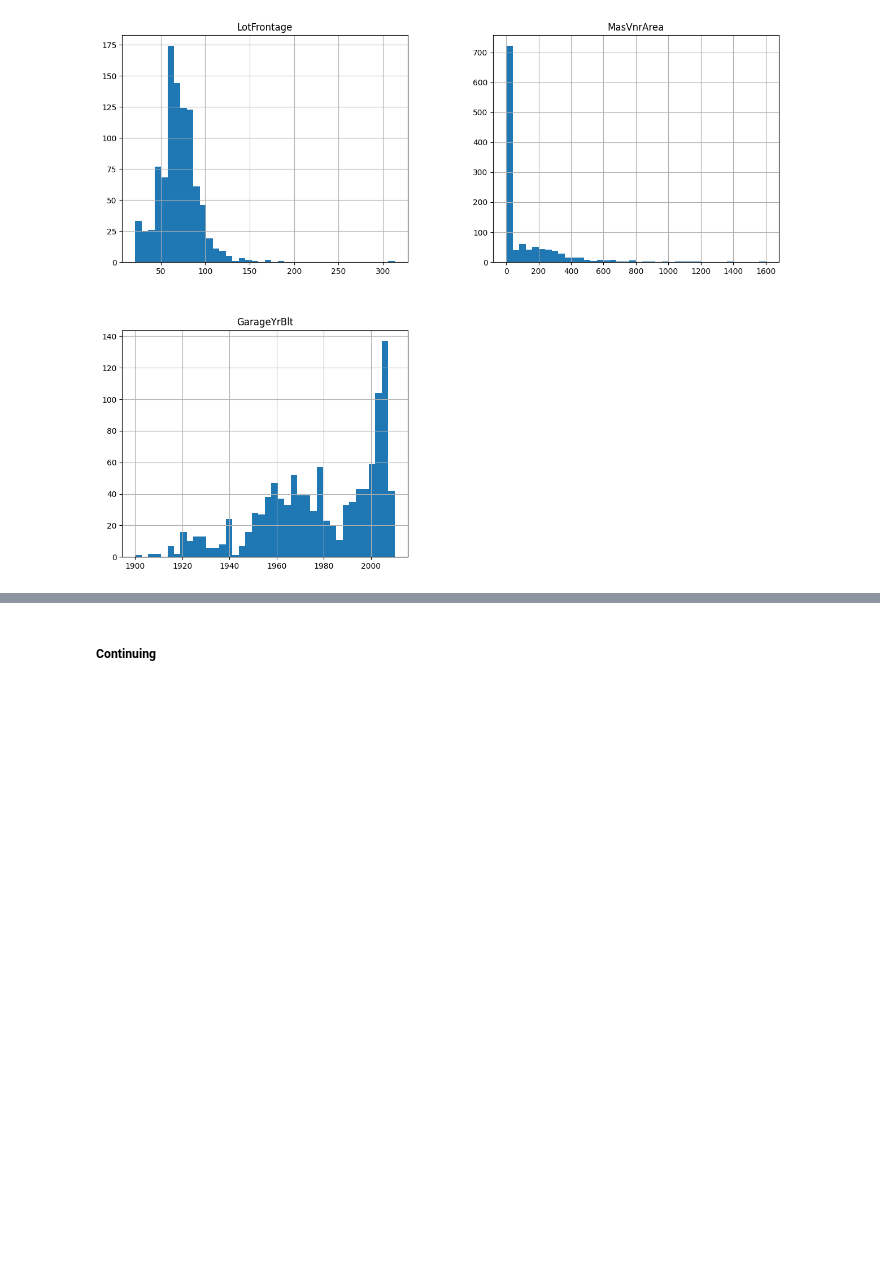
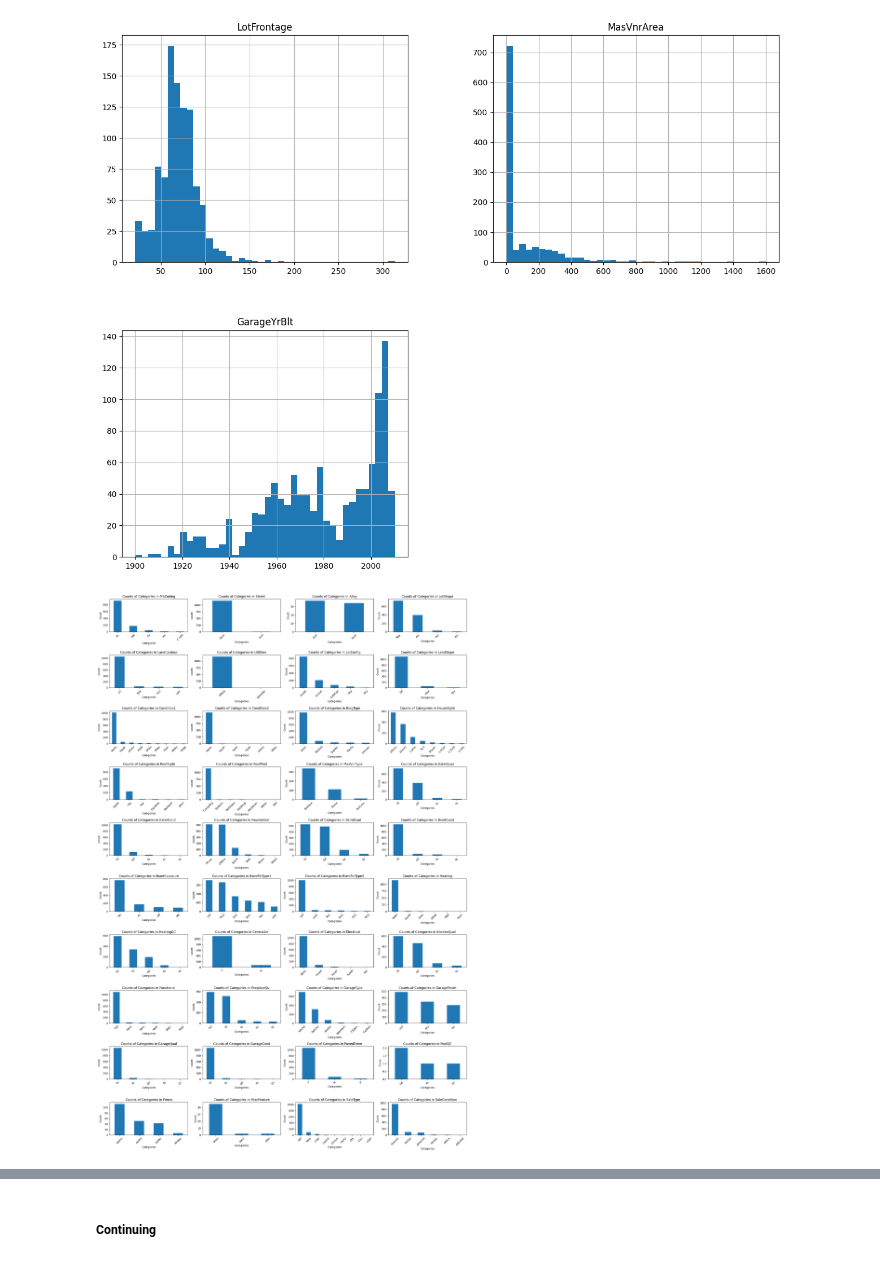
Before and after one commit to salvvilla88/practicing_ds, a Jupyter notebook: kaggle_intermediate_machinelearning.ipynb, the cells around one changed output, grey strips where cells are left out. Drawn from its saved outputs; the diff is of its cells as text; code cells hidden in the pictures; blank space fills up the shorter version.

```diff
--- a/kaggle_intermediate_machinelearning.ipynb
+++ b/kaggle_intermediate_machinelearning.ipynb
@@ -1117,12 +1117,12 @@ num_miss_cols = len(cols_with_missing)
 missing_val_count_by_column = (X_train.isnull().sum())
 
 # Getting numerical missing value count by columns
-numerical_miss_cols = X_train.select_dtypes(include=['number']).columns
-missing_val_count_by_column_num = (X_train[numerical_miss_cols].isnull().sum())
+numerical_cols = X_train.select_dtypes(include=['number']).columns
+missing_val_count_by_column_num = (X_train[numerical_cols].isnull().sum())
 
 # Getting categorical missing value count by columns
-categorical_miss_cols = X_train.select_dtypes(exclude=['number']).columns
-missing_val_count_by_column_cat = (X_train[categorical_miss_cols].isnull().sum())
+categorical_cols = X_train.select_dtypes(exclude=['number']).columns
+missing_val_count_by_column_cat = (X_train[categorical_cols].isnull().sum())
 
 print("""Number of missing columns: {}
       \nColumns with missing values:\n{}
@@ -1163,3 +1188,37 @@ plt.title("Features Distribution")
 plt.show()
 # %% [output]
 [figure]
+# %%
+import matplotlib.pyplot as plt
+
+# Define the number of columns and rows in the grid
+num_columns = 4
+num_rows = 10
+
+# Create a figure and axis objects
+fig, axes = plt.subplots(num_rows, num_columns, figsize=(20, 30))
+
+# Flatten the axes array for easy iteration
+axes = axes.flatten()
+
+# Iterate through each column in the DataFrame
+for i, column in enumerate(X_train[categorical_cols]):
+    # Count the occurrences of each category in the column
+    value_counts = X_train[column].value_counts()
+
+    # Plot the bar chart on the corresponding subplot
+    value_counts.plot(kind='bar', ax=axes[i])
+
+    # Customize the plot
+    axes[i].set_title(f'Counts of Categories in {column}')
+    axes[i].set_xlabel('Categories')
+    axes[i].set_ylabel('Count')
+    axes[i].tick_params(axis='x', rotation=45)  # Rotate x-axis labels if needed
+
+# Adjust layout
+plt.tight_layout()
+
+# Show plot
+plt.show()
+# %% [output]
+[figure, added]
```
Also changed, not shown: parts of 5 cells of this notebook.
